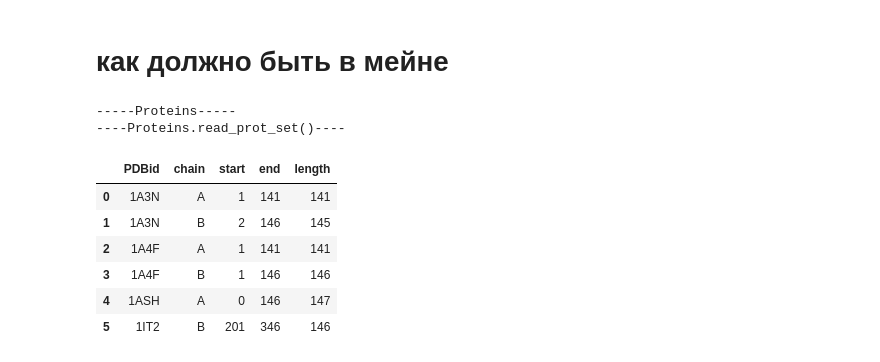
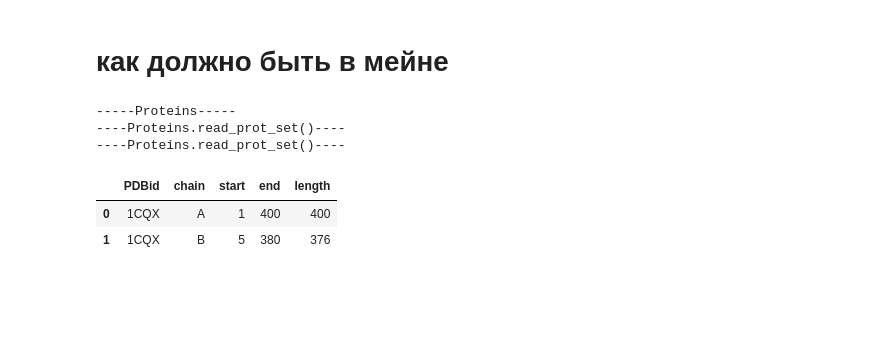
Before and after one commit to Olga-Bagrova/DistrProtStruc, a Jupyter notebook: Develop.ipynb, the cells around one changed output. Drawn from its saved outputs; the diff is of its cells as text; code cells hidden in the pictures; blank space fills up the shorter version.

```diff
--- a/Develop.ipynb
+++ b/Develop.ipynb
@@ -2370,18 +2362,16 @@ class BetaSheet(Domain):
 # %%
 #read protein set
 pr = Proteins()
 df_set = pr.read_prot_set('book.xlsx')#изменить на функцию!
+df_set = pr.read_prot_set('example.xlsx')#изменить на функцию!
 df_set
 # %% [output]
 -----Proteins-----
 ----Proteins.read_prot_set()----
+----Proteins.read_prot_set()----
 |  | PDBid | chain | start | end | length |
-| 0 | 1A3N | A | 1 | 141 | 141 |
-| 1 | 1A3N | B | 2 | 146 | 145 |
-| 2 | 1A4F | A | 1 | 141 | 141 |
-| 3 | 1A4F | B | 1 | 146 | 146 |
-| 4 | 1ASH | A | 0 | 146 | 147 |
-| 5 | 1IT2 | B | 201 | 346 | 146 |
+| 0 | 1CQX | A | 1 | 400 | 400 |
+| 1 | 1CQX | B | 5 | 380 | 376 |
 # %%
 #alpha-helix processed
 for i, row in df_set.iterrows():
```
Also changed, not shown: parts of 160 cells of this notebook.
